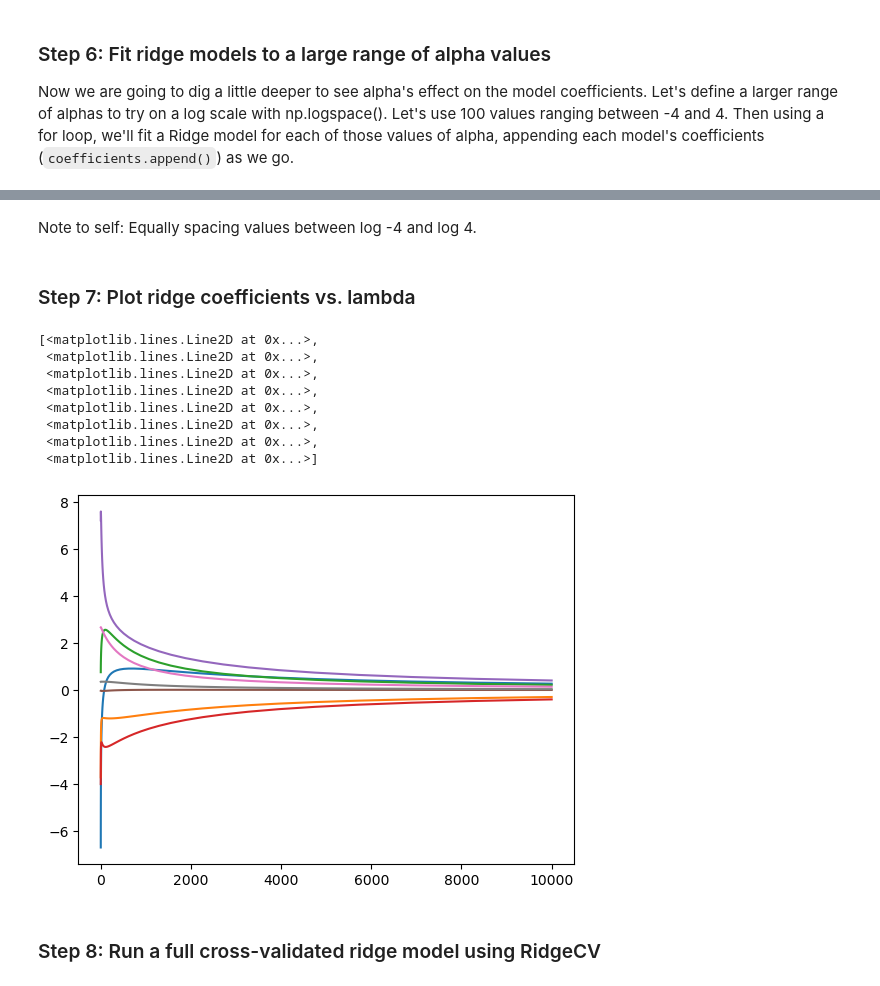
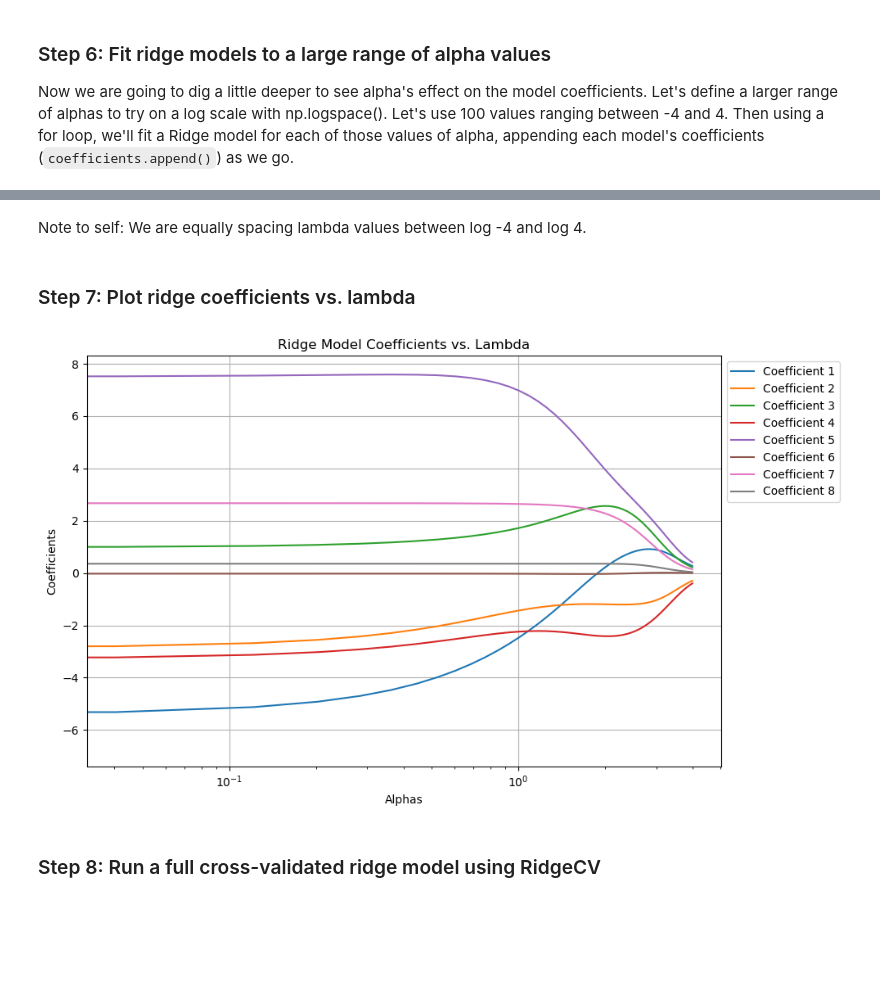
Before and after one commit to ceh58/EDS232-labs, a Jupyter notebook: Week2/Lab2-energy-efficiency.ipynb, the cells around one changed output, grey strips where cells are left out. Cells and saved outputs as stored; diff of their text form; code cells hidden in the pictures; blank space fills up the shorter version.

```diff
--- a/Week2/Lab2-energy-efficiency.ipynb
+++ b/Week2/Lab2-energy-efficiency.ipynb
@@ -212,23 +211,22 @@ print(coefficients)
 # %% [markdown]
-Note to self: Equally spacing values between log -4 and log 4.
+Note to self: We are equally spacing lambda values between log -4 and log 4.
 # %% [markdown]
 ### Step 7: Plot ridge coefficients vs. lambda
 # %%
 
 # Plot coefficients vs. alpha. Another for loop may be in order
-plt.plot(alphas, coefficients)
-
-#MAKE PRETTY
+plt.figure(figsize=(10, 6))
+plt.plot(np.log10(alphas), coefficients)
+plt.xscale('log')
+plt.xlabel('Alphas')
+plt.ylabel('Coefficients')
+plt.title('Ridge Model Coefficients vs. Lambda')
+plt.grid(True)
+plt.legend([f'Coefficient {i}' for i in range(1, len(coefficients)+1)], bbox_to_anchor=(1, 1))
+plt.tight_layout()
+plt.show()
 # %% [output]
-[<matplotlib.lines.Line2D at 0x...>,
- <matplotlib.lines.Line2D at 0x...>,
- <matplotlib.lines.Line2D at 0x...>,
- <matplotlib.lines.Line2D at 0x...>,
- <matplotlib.lines.Line2D at 0x...>,
- <matplotlib.lines.Line2D at 0x...>,
- <matplotlib.lines.Line2D at 0x...>,
- <matplotlib.lines.Line2D at 0x...>]
-[figure, old version]
+[figure, new version]
 # %% [markdown]
 ### Step 8: Run a full cross-validated ridge model using RidgeCV
 # %%
```
Also changed, not shown: parts of 5 cells of this notebook.
